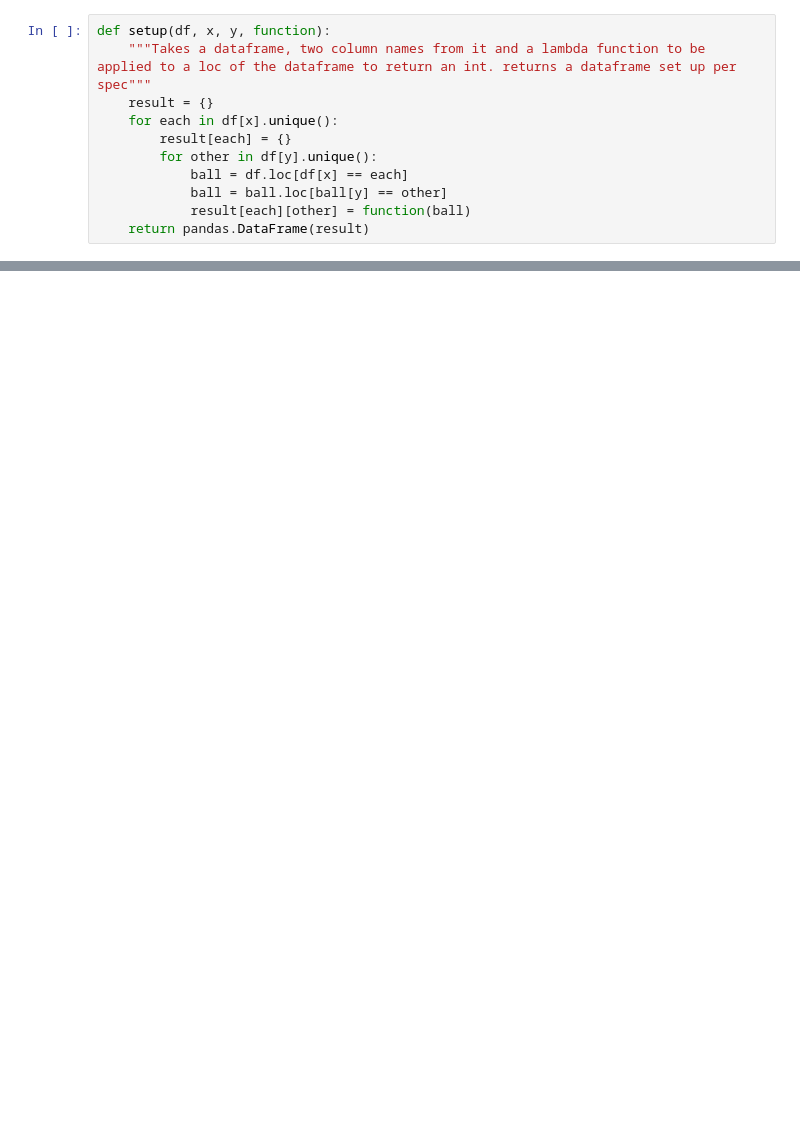
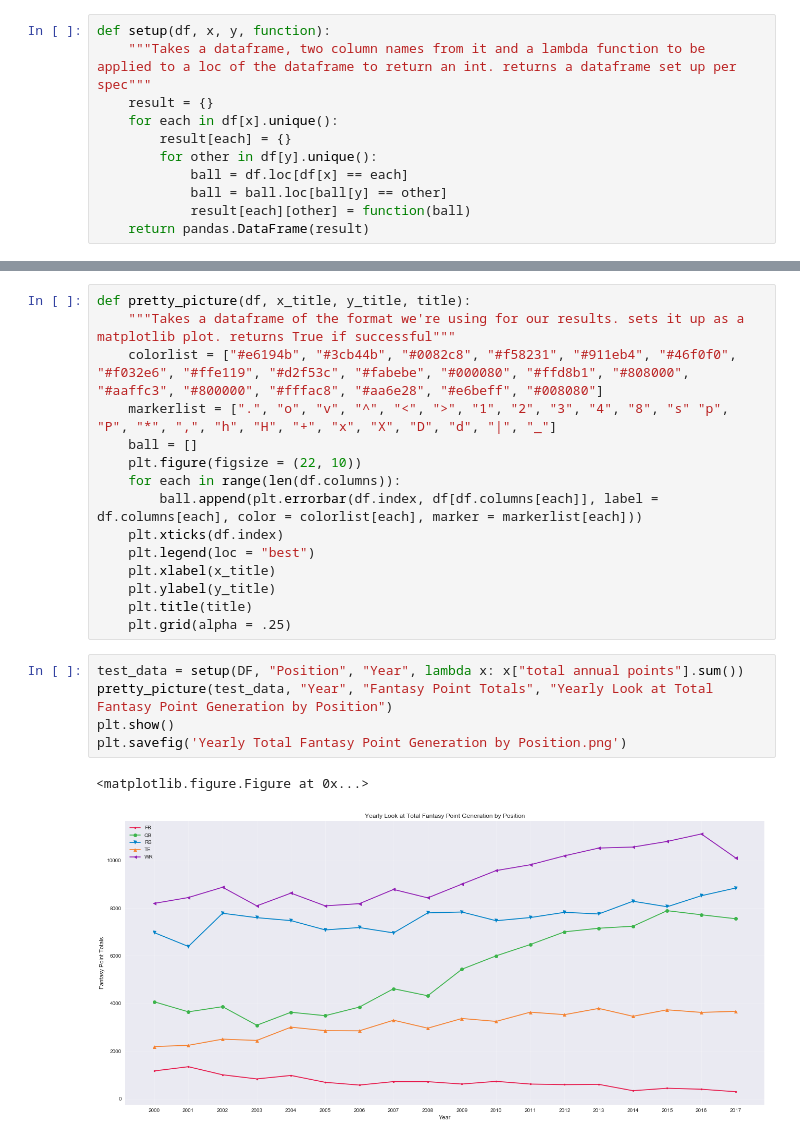
Before and after one commit to aatherton/team_project, a Jupyter notebook: MADNESS.ipynb, the cells around one changed output, grey strips where cells are left out. Drawn from its saved outputs; the diff is of its cells as text; blank space fills up the shorter version.

Commit message:
Pushing graphs

```diff
--- a/MADNESS.ipynb
+++ b/MADNESS.ipynb
@@ -28,2 +39,25 @@ def setup(df, x, y, function):
+# %%
+def pretty_picture(df, x_title, y_title, title):
+    """Takes a dataframe of the format we're using for our results. sets it up as a matplotlib plot. returns True if successful"""
+    colorlist = ["#e6194b", "#3cb44b", "#0082c8", "#f58231", "#911eb4", "#46f0f0", "#f032e6", "#ffe119", "#d2f53c", "#fabebe", "#000080", "#ffd8b1", "#808000", "#aaffc3", "#800000", "#fffac8", "#aa6e28", "#e6beff", "#008080"]
+    markerlist = [".", "o", "v", "^", "<", ">", "1", "2", "3", "4", "8", "s" "p", "P", "*", ",", "h", "H", "+", "x", "X", "D", "d", "|", "_"]
+    ball = []
+    plt.figure(figsize = (22, 10))
+    for each in range(len(df.columns)):
+        ball.append(plt.errorbar(df.index, df[df.columns[each]], label = df.columns[each], color = colorlist[each], marker = markerlist[each]))
+    plt.xticks(df.index)
+    plt.legend(loc = "best")
+    plt.xlabel(x_title)
+    plt.ylabel(y_title)
+    plt.title(title)
+    plt.grid(alpha = .25)
+# %%
+test_data = setup(DF, "Position", "Year", lambda x: x["total annual points"].sum())
+pretty_picture(test_data, "Year", "Fantasy Point Totals", "Yearly Look at Total Fantasy Point Generation by Position")
+plt.show()
+plt.savefig('Yearly Total Fantasy Point Generation by Position.png')
+# %% [output]
+<matplotlib.figure.Figure at 0x...>
+[figure, added]
 # %%
 # this cell reserved for testing
```
Also changed, not shown: parts of 6 cells of this notebook, 3 other files.
